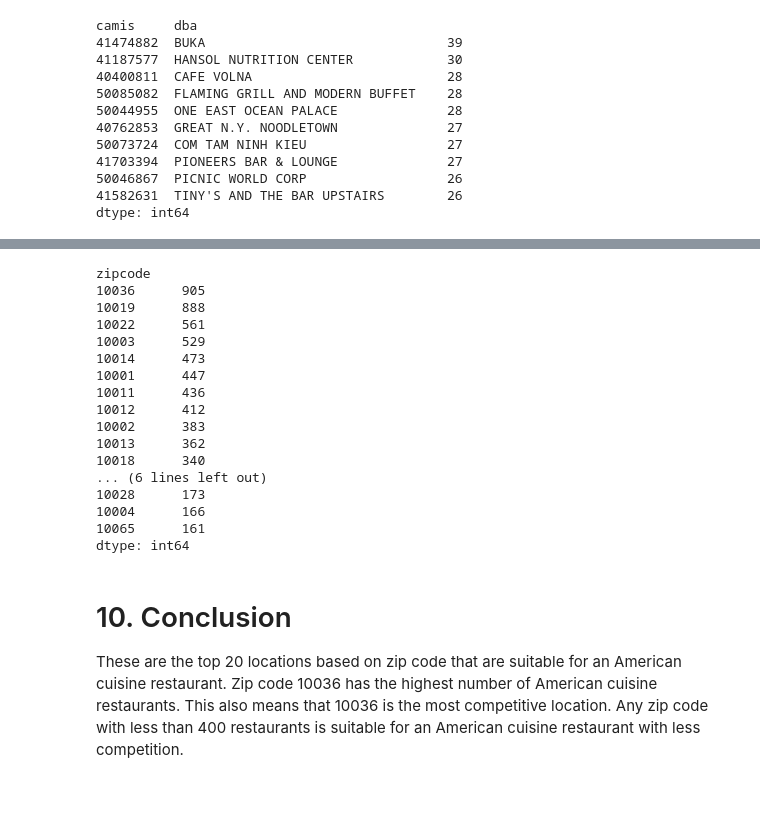
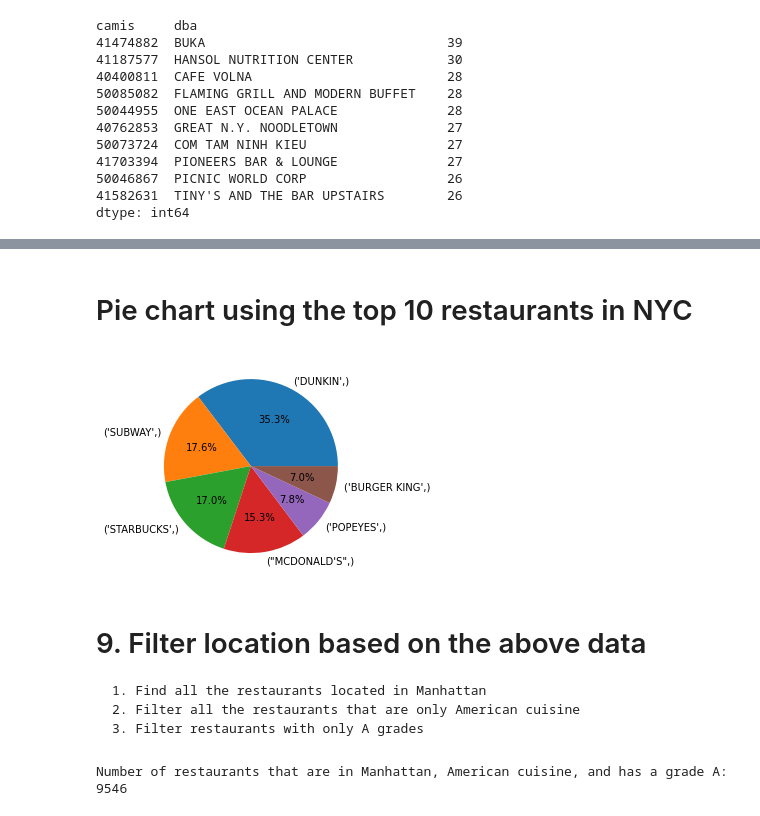
Before and after one commit to CCNY-Analytics-and-Quant/Restaurant-Analysis-SQL-Project-Tasnim, a Jupyter notebook: Project1 (1).ipynb, the cells around one changed output, grey strips where cells are left out. Drawn from its saved outputs; the diff is of its cells as text; code cells hidden in the pictures.

```diff
--- a/Project1 (1).ipynb
+++ b/Project1 (1).ipynb
@@ -197,24 +208,27 @@ plt.show()
-# %%
-# same data as above graph, top 20 zipcodes with the most restaurants
-data_frame_5[['zipcode']].value_counts().nlargest(n=20)
-# %% [output]
-zipcode
-10036      905
-10019      888
-10022      561
-10003      529
-10014      473
-10001      447
-10011      436
-10012      412
-10002      383
-10013      362
-10018      340
-... (6 lines left out)
-10028      173
-10004      166
-10065      161
-dtype: int64
-# %% [markdown]
-# 10. Conclusion
-These are the top 20 locations based on zip code that are suitable for an American cuisine restaurant. Zip code 10036 has the highest number of American cuisine restaurants. This also means that 10036 is the most competitive location. Any zip code with less than 400 restaurants is suitable for an American cuisine restaurant with less competition.
+# %% [markdown]
+# Pie chart using the top 10 restaurants in NYC
+# %%
+# pie chart of dba with in manhattan
+restaurants_in_manhattan = data_frame_4.loc[(data_frame_4['boro'] == 'Manhattan')]
+#taking the top 6 values for the pie slice
+slices_2 = restaurants_in_manhattan[['dba']].value_counts().nlargest(n=6)
+# parameters for the chart
+values_2 = slices.values
+labels_2 = slices.index
+#pie chart of Manhattan only
+plt.pie(slices, labels = labels,autopct="%1.1f%%")
+plt.show()
+# %% [output]
+[figure, added]
+# %% [markdown]
+# 9. Filter location based on the above data
+    1. Find all the restaurants located in Manhattan
+    2. Filter all the restaurants that are only American cuisine
+    3. Filter restaurants with only A grades
+# %%
+# Filter the data based on Manhattan, American cuisine, and has a grade A
+data_frame_5 = data_frame_4.loc[(data_frame_4['boro'] == 'Manhattan') & (data_frame_4['cuisine_description'] == 'American')]
+data_frame_5 = data_frame_5.loc[(data_frame_5['grade'] == 'A')]
+print("Number of restaurants that are in Manhattan, American cuisine, and has a grade A:", len(data_frame_5.index))
+# %% [output]
+Number of restaurants that are in Manhattan, American cuisine, and has a grade A: 9546
```
Also changed, not shown: parts of 30 cells of this notebook.
